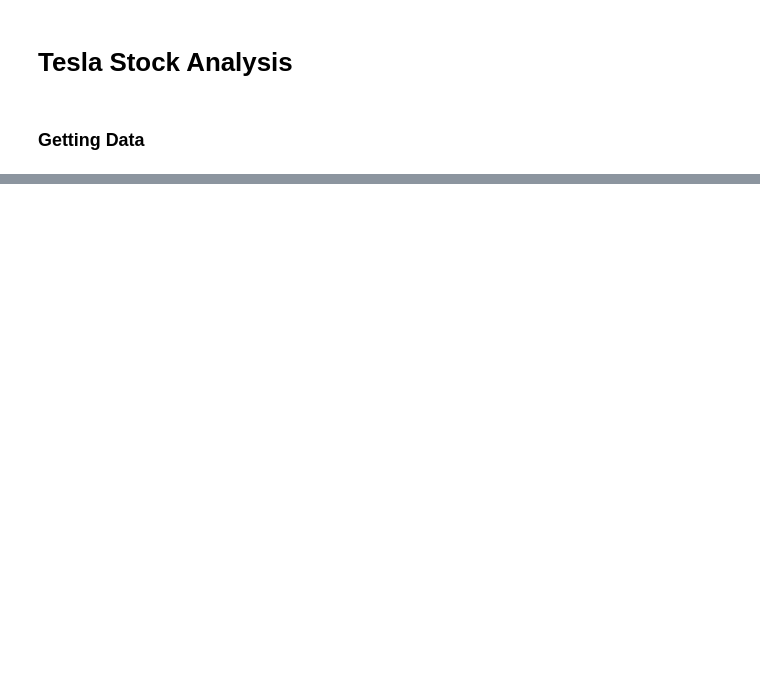
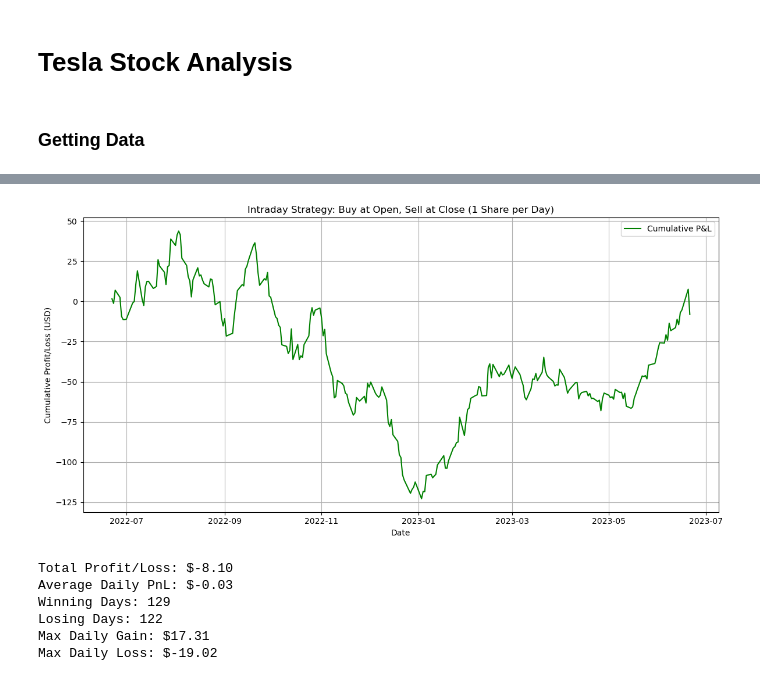
Before and after one commit to apasvenskas/Tesla-Stock-Analysis, a Jupyter notebook: Notebook 1.ipynb, the cells around one changed output, grey strips where cells are left out. Drawn from its saved outputs; the diff is of its cells as text; code cells hidden in the pictures; blank space fills up the shorter version.

```diff
--- a/Notebook 1.ipynb
+++ b/Notebook 1.ipynb
@@ -39,0 +42,34 @@ plt.show()
+# %%
+# dates in datetime
+tesla["Date"] = pd.to_datetime(tesla["Date"])
+tesla = tesla.sort_values('Date')
+
+# Calculate daily price range (Profit/Loss)
+tesla["PnL"] = tesla["Close"] - tesla["Open"]
+tesla['Cumulative_PnL'] = tesla['PnL'].cumsum()
+# %%
+plt.figure(figsize=(12, 6))
+plt.plot(tesla['Date'], tesla['Cumulative_PnL'], label='Cumulative P&L', color='green')
+plt.title('Intraday Strategy: Buy at Open, Sell at Close (1 Share per Day)')
+plt.xlabel('Date')
+plt.ylabel('Cumulative Profit/Loss (USD)')
+plt.grid(True)
+plt.legend()
+plt.tight_layout()
+plt.show()
+# %% [output]
+[figure, added]
+# %%
+print(f"Total Profit/Loss: ${tesla['PnL'].sum():.2f}")
+print(f"Average Daily PnL: ${tesla['PnL'].mean():.2f}")
+print(f"Winning Days: {(tesla['PnL'] > 0).sum()}")
+print(f"Losing Days: {(tesla['PnL'] < 0).sum()}")
+print(f"Max Daily Gain: ${tesla['PnL'].max():.2f}")
+print(f"Max Daily Loss: ${tesla['PnL'].min():.2f}")
+# %% [output]
+Total Profit/Loss: $-8.10
+Average Daily PnL: $-0.03
+Winning Days: 129
+Losing Days: 122
+Max Daily Gain: $17.31
+Max Daily Loss: $-19.02
```
Also changed, not shown: parts of 3 cells of this notebook, 2 other files.
